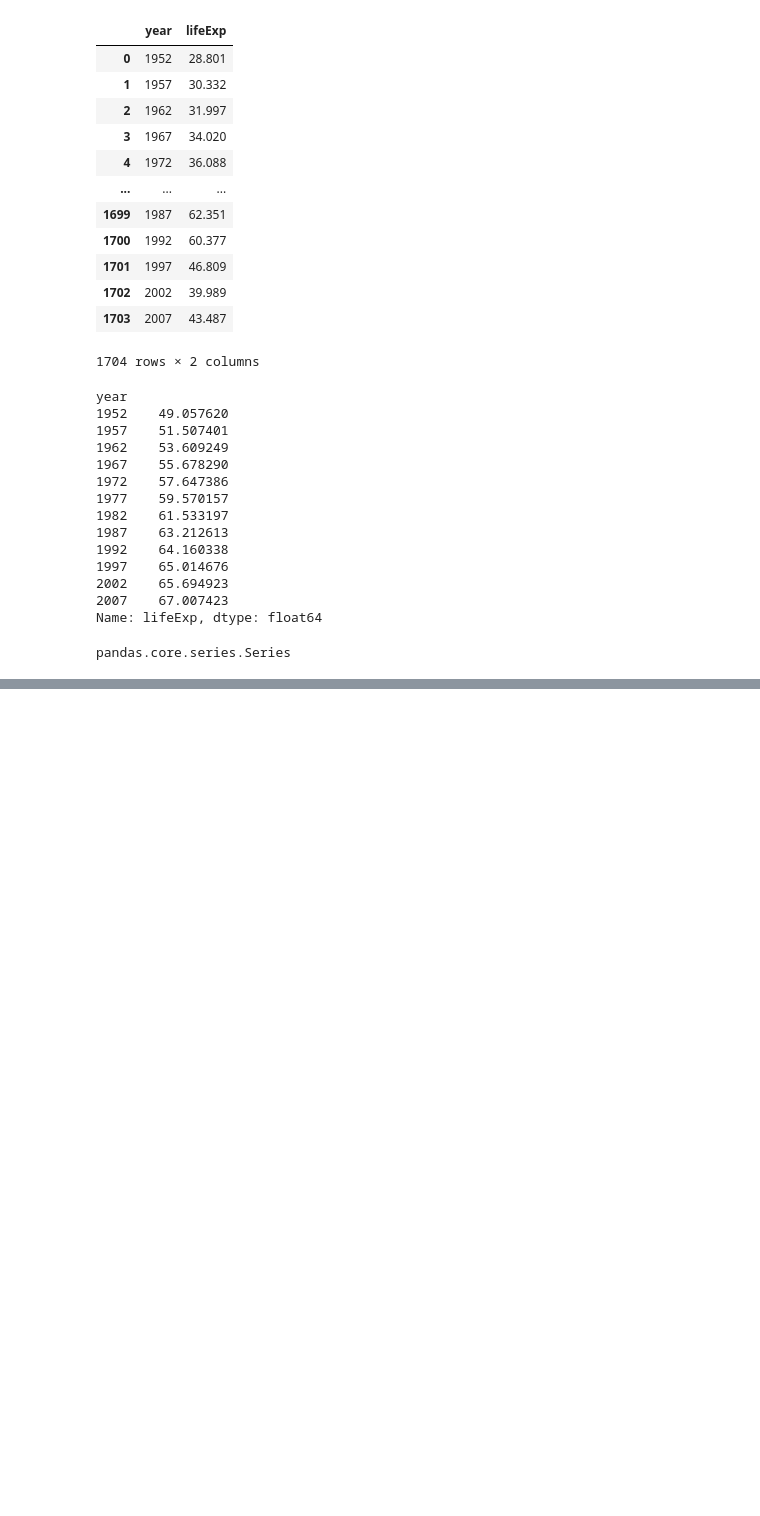
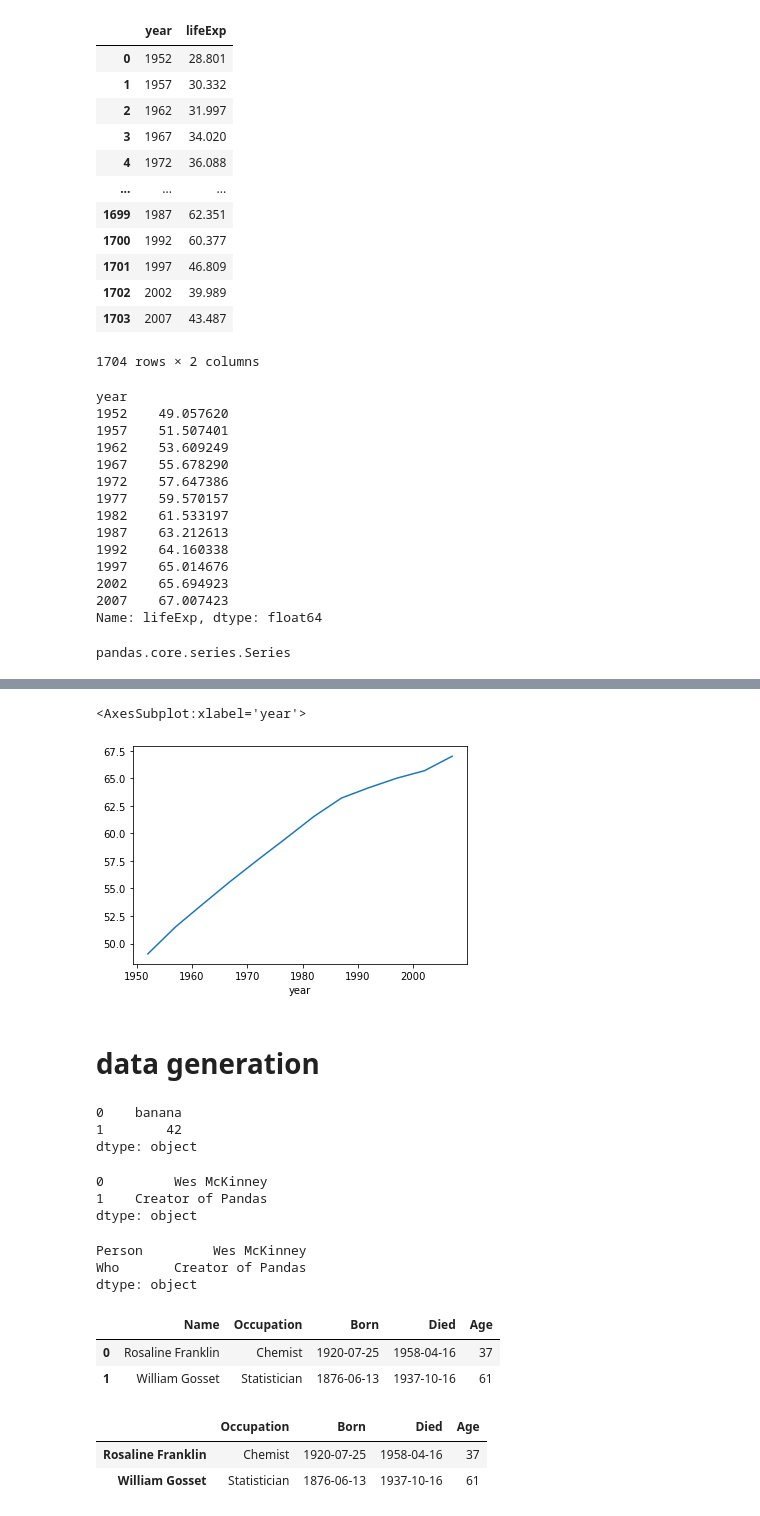
Before and after one commit to johanjun/study_datascienceandpython, a Jupyter notebook: Pandas Training(Doit).ipynb, the cells around one changed output, grey strips where cells are left out. Drawn from its saved outputs; the diff is of its cells as text; code cells hidden in the pictures; blank space fills up the shorter version.

```diff
--- a/Pandas Training(Doit).ipynb
+++ b/Pandas Training(Doit).ipynb
@@ -182,0 +243,57 @@ pandas.core.series.Series
+# %%
+df.groupby('year')['lifeExp'].mean().plot()
+# %% [output]
+<AxesSubplot:xlabel='year'>
+[figure, added]
+# %% [markdown]
+# data generation
+# %%
+s = pd.Series(['banana', 42])
+s
+# %% [output]
+0    banana
+1        42
+dtype: object
+# %%
+s = pd.Series(['Wes McKinney', 'Creator of Pandas'])
+s
+# %% [output]
+0         Wes McKinney
+1    Creator of Pandas
+dtype: object
+# %%
+s2 = pd.Series(['Wes McKinney', 'Creator of Pandas'], index=(['Person', 'Who']))
+s2
+# %% [output]
+Person         Wes McKinney
+Who       Creator of Pandas
+dtype: object
+# %%
+scientists = pd.DataFrame({
+    'Name' : ['Rosaline Franklin', 'William Gosset'],
+    'Occupation' : ['Chemist', 'Statistician'],
+    'Born' : ['1920-07-25', '1876-06-13'],
+    'Died' : ['1958-04-16', '1937-10-16'],
+    'Age' : [37, 61]
+})
+
+scientists
+# %% [output]
+|  | Name | Occupation | Born | Died | Age |
+| 0 | Rosaline Franklin | Chemist | 1920-07-25 | 1958-04-16 | 37 |
+| 1 | William Gosset | Statistician | 1876-06-13 | 1937-10-16 | 61 |
+# %%
+scientists = pd.DataFrame(
+    data = {
+    'Occupation' : ['Chemist', 'Statistician'],
+    'Born' : ['1920-07-25', '1876-06-13'],
+    'Died' : ['1958-04-16', '1937-10-16'],
+    'Age' : [37, 61]},
+    index = ['Rosaline Franklin', 'William Gosset'],
+    columns=['Occupation', 'Born', 'Died', 'Age'])
+
+scientists
+# %% [output]
+|  | Occupation | Born | Died | Age |
+| Rosaline Franklin | Chemist | 1920-07-25 | 1958-04-16 | 37 |
+| William Gosset | Statistician | 1876-06-13 | 1937-10-16 | 61 |
```
Also changed, not shown: parts of 9 cells of this notebook, 1 other file.
